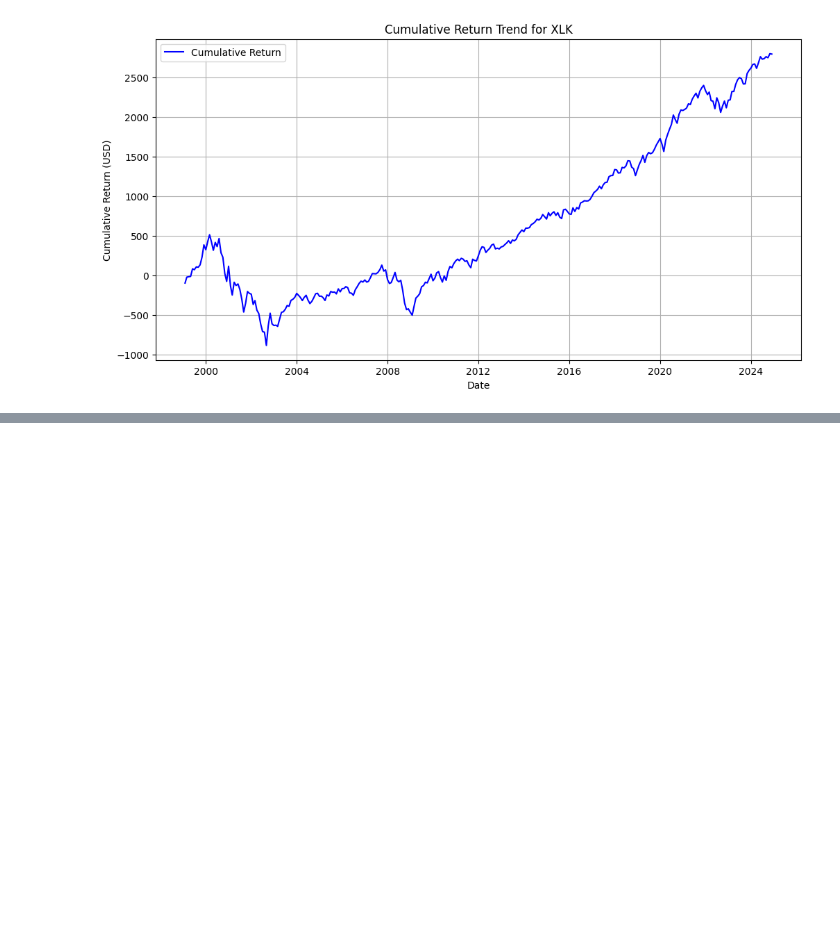
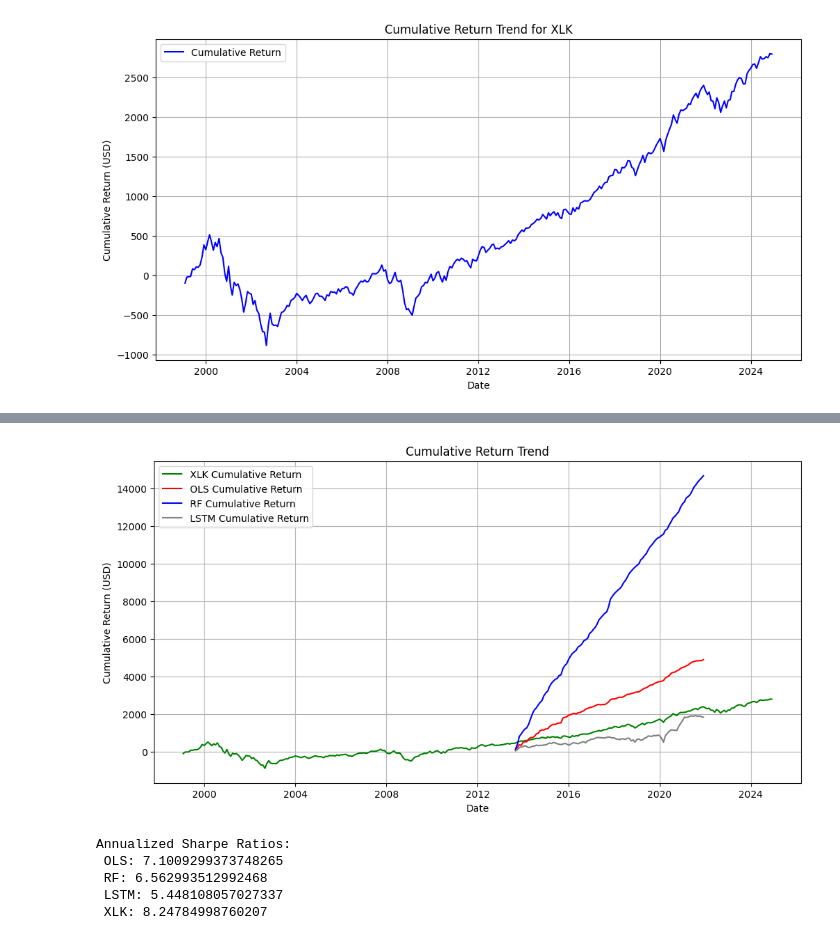
Before and after one commit to ongbernice/dse4101, a Jupyter notebook: src/results_visualisation.ipynb, the cells around one changed output, grey strips where cells are left out. Drawn from its saved outputs; the diff is of its cells as text; code cells hidden in the pictures; blank space fills up the shorter version.

Commit message:
add results visualisation, sharpe ratio

```diff
--- a/src/results_visualisation.ipynb
+++ b/src/results_visualisation.ipynb
@@ -33,6 +34,10 @@ for i in range(len(data)):
 # Convert results to DataFrame
 investment_df = pd.DataFrame(investment_results)
 
+# join data
+data = data.rename(columns={'Date': 'month'})
+investment_df = pd.merge(data,investment_df, on='month', how='left')
+
 # Ensure data types are correct for plotting
 investment_df["month"] = pd.to_datetime(investment_df["month"])  # Convert month column to datetime
 investment_df["cumulative_return"] = investment_df["cumulative_return"].astype(float)  # Ensure numeric type
@@ -50,0 +227,52 @@ plt.show()
+# %%
+# join data
+ml_investment_df=pd.merge(ols_investment_df,rf_investment_df, on='month', how='left')
+ml_investment_df=pd.merge(ml_investment_df,lstm_investment_df, on='month', how='left')
+
+# Define the date range
+date_range = pd.date_range(start='2013-09-01', end='2021-12-31', freq='MS')
+# Add the datetime column
+ml_investment_df['month'] = date_range
+
+# join data
+investment_df = pd.merge(investment_df,ml_investment_df, on='month', how='left')
+# %%
+# Plot cumulative return trend
+plt.figure(figsize=(12, 6))
+plt.plot(investment_df["month"].values, investment_df["cumulative_return"].values, label="XLK Cumulative Return", color='green')
+plt.plot(investment_df["month"].values, investment_df["ols_cumulative_return"].values, label="OLS Cumulative Return", color='red')
+plt.plot(investment_df["month"].values, investment_df["rf_cumulative_return"].values, label="RF Cumulative Return", color='blue')
+plt.plot(investment_df["month"].values, investment_df["lstm_cumulative_return"].values, label="LSTM Cumulative Return", color='grey')
+plt.xlabel("Date")
+plt.ylabel("Cumulative Return (USD)")
+plt.title("Cumulative Return Trend")
+plt.legend()
+plt.grid()
+plt.show()
+# %% [output]
+[figure, added]
+# %%
+# calculate annualized OOS Sharpe ratio for each portfolio
+# Filter out rows where any value is NA
+investment_df.dropna(inplace=True)
+
+# Calculate annualized Sharpe ratio
+def annualized_sharpe_ratio(returns, risk_free_rate):
+    excess_returns = returns - risk_free_rate
+    sharpe_ratio = np.mean(excess_returns) / np.std(excess_returns)
+    return sharpe_ratio * np.sqrt(12)  # Annualizing by assuming monthly returns
+
+risk_free_rate = investment_df['3_Month_Treasury_Bill_Yield'] / 100  # Convert to decimal
+
+sharpe_ols = annualized_sharpe_ratio(investment_df['ols_cumulative_return'], risk_free_rate)
+sharpe_rf = annualized_sharpe_ratio(investment_df['rf_cumulative_return'], risk_free_rate)
+sharpe_lstm = annualized_sharpe_ratio(investment_df['lstm_cumulative_return'], risk_free_rate)
+sharpe_xlk = annualized_sharpe_ratio(investment_df['cumulative_return'], risk_free_rate)
+
+print(f"Annualized Sharpe Ratios:\n OLS: {sharpe_ols}\n RF: {sharpe_rf}\n LSTM: {sharpe_lstm}\n XLK: {sharpe_xlk}")
+# %% [output]
+Annualized Sharpe Ratios:
+ OLS: 7.1009299373748265
+ RF: 6.562993512992468
+ LSTM: 5.448108057027337
+ XLK: 8.24784998760207
```
Also changed, not shown: parts of 4 cells of this notebook.
